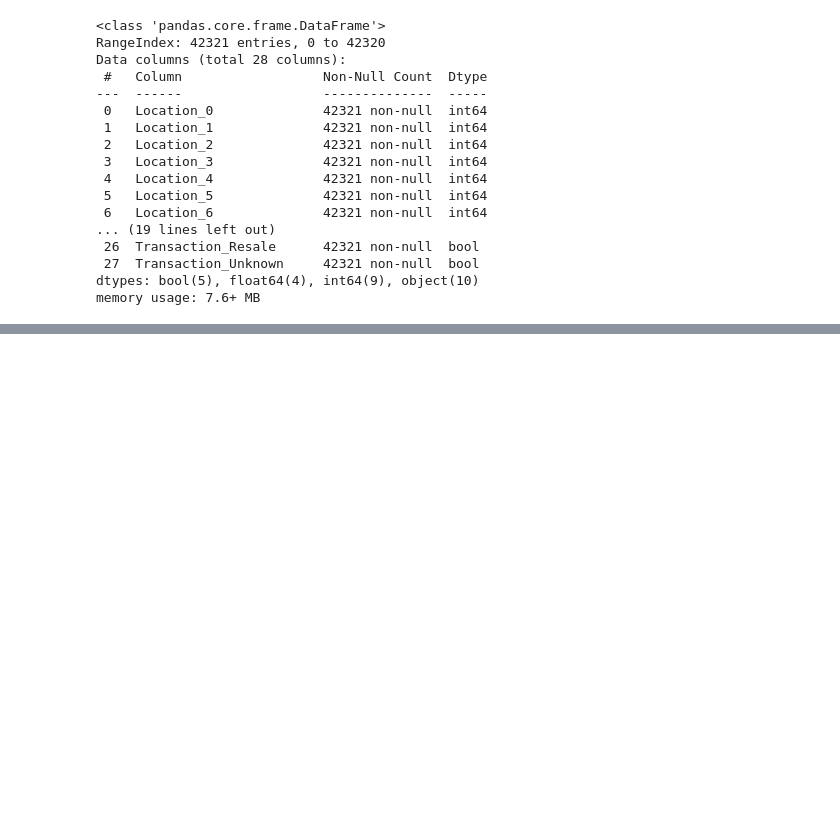
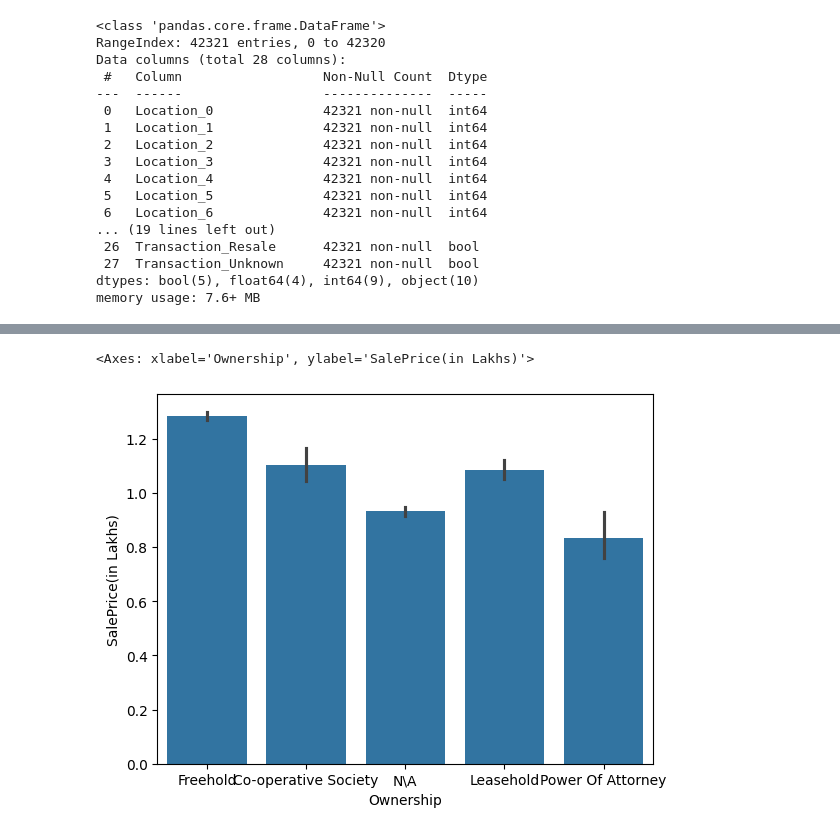
Before and after one commit to Rahul5021/FlatPricePrediction, a Jupyter notebook: eda.ipynb, the cells around one changed output, grey strips where cells are left out. Drawn from its saved outputs; the diff is of its cells as text; code cells hidden in the pictures; blank space fills up the shorter version.

```diff
--- a/eda.ipynb
+++ b/eda.ipynb
@@ -740,0 +796,2 @@ df_encoded['Bathroom'] = df_encoded['Bathroom'].fillna(df_encoded['Bathroom'].mo
+# %%
+df_encoded = pd.get_dummies(df_encoded, columns=['Parking Type'], prefix='Parking', drop_first=True)
@@ -740,0 +844,2 @@ df_encoded['Bathroom'] = df_encoded['Bathroom'].fillna(df_encoded['Bathroom'].mo
+# %%
+df_encoded = pd.get_dummies(df_encoded, columns=['Facing'], prefix='Face', drop_first=True)
@@ -740,0 +862,5 @@ df_encoded['Bathroom'] = df_encoded['Bathroom'].fillna(df_encoded['Bathroom'].mo
+# %%
+sns.barplot(x=df_encoded['Ownership'], y=df_encoded['SalePrice(in Lakhs)'])
+# %% [output]
+<Axes: xlabel='Ownership', ylabel='SalePrice(in Lakhs)'>
+[figure, added]
```
Also changed, not shown: parts of 19 cells of this notebook, 1 other file.
